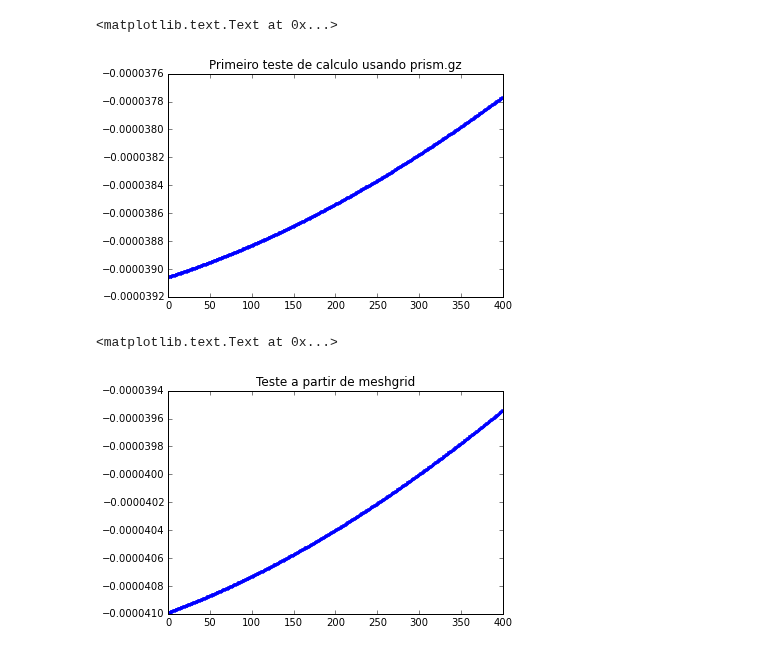
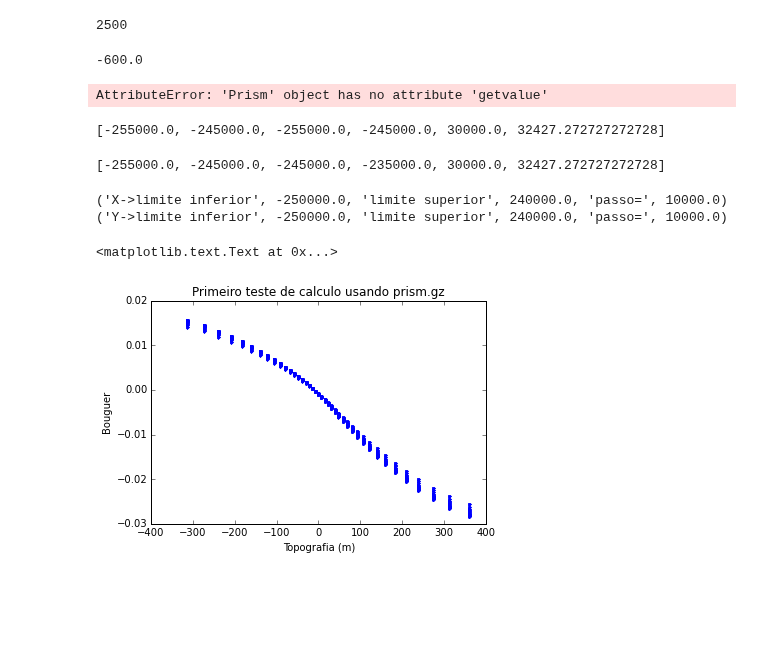
Before and after one commit to victortxa/grav-fitting-study, a Jupyter notebook: calculos_modelo_sintetico.ipynb, the cells around one changed output. Saved outputs shown, nothing was run; the diff lists cells and outputs as text; code cells hidden in the pictures; blank space fills up the shorter version.

Commit message:
Calculo sintetico com topografia em uma malha, com variacao da topografia em funcao de x apenas

```diff
--- a/calculos_modelo_sintetico.ipynb
+++ b/calculos_modelo_sintetico.ipynb
@@ -48,16 +54,73 @@ p_ocean.get_bounds()
+# %%
+# profundidade moho
+dmoho = 30.E3
+########
+rhocont = rho_c - rho_m
+rhoocean = rho_m-rho_c
+prism_list=[]
+for i in range(z_.shape[0]):
+    for j in range(z_.shape[1]):
+        if z_[i,j] <= 0.:
+            # espessura para compensar a topografia terrestre
+            r1 = -z_[i,j]*rho_c/(rho_m-rho_c)
+            rho = rhocont
+            prism_calc = p_continent = Prism(xv[i,j] - step/2, xv[i,j] + step/2,
+                                             yv[i,j] - step/2, yv[i,j] + step/2,
+                                             dmoho, dmoho + r1 , {'density':rhocont})
+        if z_[i,j] > 0.:
+            # espessura para compensar oceano
+            r2 = z_[i,j]*(rho_c - rho_w)/(rho_m - rho_c)
+            rho = rhoocean
+            prism_calc = p_continent = Prism(xv[i,j] - step/2, xv[i,j] + step/2,
+                                             yv[i,j] - step/2, yv[i,j] + step/2,
+                                             dmoho - r2, dmoho, {'density':rhoocean})
+        prism_list.append(prism_calc)
+# %%
+len(prism_list)
+# %% [output]
+2500
+# %%
+z_[1,1]
+# %% [output]
+-600.0
+# %%
+prism_list[0].getvalue('density')
+# %% [output]
+AttributeError: 'Prism' object has no attribute 'getvalue'
+# %%
+prism_list[0].get_bounds()
+# %% [output]
+[-255000.0, -245000.0, -255000.0, -245000.0, 30000.0, 32427.272727272728]
+# %%
+prism_list[50].get_bounds()
+# %% [output]
+[-255000.0, -245000.0, -245000.0, -235000.0, 30000.0, 32427.272727272728]
+# %%
+print('X->limite inferior', xp.min(), 'limite superior', xp.max(), 'passo=', step)
+print('Y->limite inferior', xp.min(), 'limite superior', xp.max(), 'passo=', step)
+# %% [output]
+('X->limite inferior', -250000.0, 'limite superior', 240000.0, 'passo=', 10000.0)
+('Y->limite inferior', -250000.0, 'limite superior', 240000.0, 'passo=', 10000.0)
+# %%
+# grid onde sera calculado o valor da anomalia
+xg = xv[5:-5,5:-5]
+yg = yv[5:-5,5:-5]
+topo = z_[5:-5,5:-5]
+# %%
+xg_ = xg.reshape(np.prod(xg.shape))
+yg_ = yg.reshape(np.prod(yg.shape))
+topo_ = topo.reshape(np.prod(topo.shape))
 # %%
-# ao londo de toda a extensao norte-sul dos prismas
-xp = np.arange(0., c_end + 2.E3, 10.)
-# metade da largura dos prismas na direcao y
-yp = (larg/2)*np.ones(len(xp))
 # altura da medicao
-zp = -3.E3*np.ones(len(xp))
+zp = -3.E3*np.ones(len(xg_))
 # calculo nos pontos (xp,yp,zp) da componente z de g
-bouguer = prism.gz(xp, yp, zp, [p_continent,p_ocean])
+bouguer = prism.gz(xg_, yg_, zp, prism_list)
 # %%
 plt.figure()
-plt.plot(bouguer,'.')
+plt.plot(-topo_,bouguer,'.')
+plt.xlabel('Topografia (m)')
+plt.ylabel('Bouguer')
 plt.title('Primeiro teste de calculo usando prism.gz')
 # %% [output]
 <matplotlib.text.Text at 0x...>
-[figure, old version]
+[figure, new version]
@@ -78,7 +126,0 @@ bouguer2 = prism.gz(xvv, yvv, zp, [p_continent,p_ocean])
-# %%
-plt.figure()
-plt.plot(bouguer2,'.')
-plt.title('Teste a partir de meshgrid')
-# %% [output]
-<matplotlib.text.Text at 0x...>
-[figure, removed]
```
Also changed, not shown: parts of 14 cells of this notebook.
